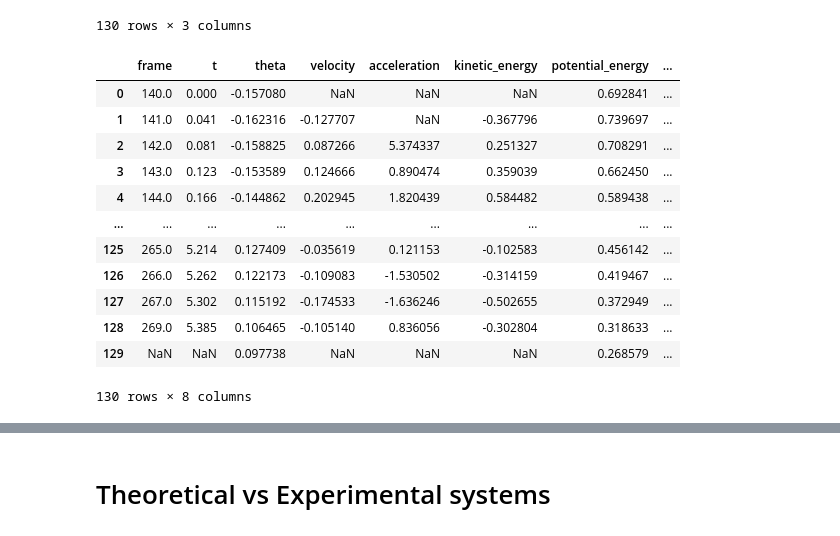
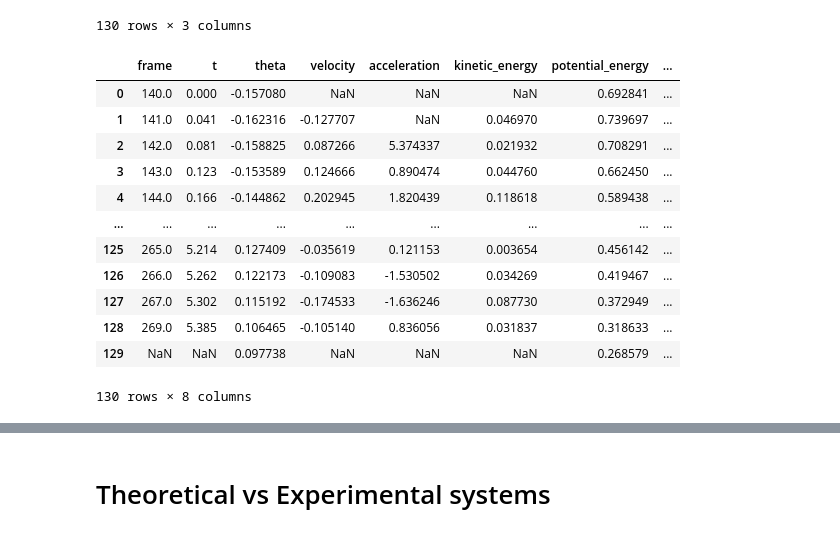
Before and after one commit to SebasGarcia08/simple-harmonic-motion, a Jupyter notebook: harmonic_movement.ipynb, the cells around one changed output, grey strips where cells are left out. Drawn from its saved outputs; the diff is of its cells as text; code cells hidden in the pictures.

```diff
--- a/harmonic_movement.ipynb
+++ b/harmonic_movement.ipynb
@@ -56,32 +56,32 @@ SYS_CONF = dict(
 # %%
 def delta(y: np.ndarray, x: np.ndarray) -> np.ndarray:
     d = []
     for i in range(len(y)):
         if i > 0 and None in [y[i], y[i-1]]:
             d.append(np.nan)
             continue
         d.append((y[i] - y[i-1])/(x[i] - x[i-1]))
     d = np.array(d)
     return d
 
 df['velocity'] = delta(y=df['theta'].values, x=df['t'].values)
 df['acceleration'] = delta(y=df['velocity'].values, x=df['t'].values)
-df['kinetic_energy'] = (1/2) * SYS_CONF['m'] * df['velocity']
+df['kinetic_energy'] = (1/2) * SYS_CONF['m'] * df['velocity']**2
 df['potential_energy'] = SYS_CONF['m'] * SYS_CONF['g'] * SYS_CONF['L'] * (1 - np.cos(df['theta']))
 df['mechanical_energy'] = df['potential_energy'] + df['kinetic_energy']
 df
 # %% [output]
 |  | frame | t | theta | velocity | acceleration | kinetic_energy | potential_energy | ... |
 | 0 | 140.0 | 0.000 | -0.157080 | NaN | NaN | NaN | 0.692841 | ... |
-| 1 | 141.0 | 0.041 | -0.162316 | -0.127707 | NaN | -0.367796 | 0.739697 | ... |
-| 2 | 142.0 | 0.081 | -0.158825 | 0.087266 | 5.374337 | 0.251327 | 0.708291 | ... |
-| 3 | 143.0 | 0.123 | -0.153589 | 0.124666 | 0.890474 | 0.359039 | 0.662450 | ... |
-| 4 | 144.0 | 0.166 | -0.144862 | 0.202945 | 1.820439 | 0.584482 | 0.589438 | ... |
+| 1 | 141.0 | 0.041 | -0.162316 | -0.127707 | NaN | 0.046970 | 0.739697 | ... |
+| 2 | 142.0 | 0.081 | -0.158825 | 0.087266 | 5.374337 | 0.021932 | 0.708291 | ... |
+| 3 | 143.0 | 0.123 | -0.153589 | 0.124666 | 0.890474 | 0.044760 | 0.662450 | ... |
+| 4 | 144.0 | 0.166 | -0.144862 | 0.202945 | 1.820439 | 0.118618 | 0.589438 | ... |
 | ... | ... | ... | ... | ... | ... | ... | ... | ... |
-| 125 | 265.0 | 5.214 | 0.127409 | -0.035619 | 0.121153 | -0.102583 | 0.456142 | ... |
-| 126 | 266.0 | 5.262 | 0.122173 | -0.109083 | -1.530502 | -0.314159 | 0.419467 | ... |
-| 127 | 267.0 | 5.302 | 0.115192 | -0.174533 | -1.636246 | -0.502655 | 0.372949 | ... |
-| 128 | 269.0 | 5.385 | 0.106465 | -0.105140 | 0.836056 | -0.302804 | 0.318633 | ... |
+| 125 | 265.0 | 5.214 | 0.127409 | -0.035619 | 0.121153 | 0.003654 | 0.456142 | ... |
+| 126 | 266.0 | 5.262 | 0.122173 | -0.109083 | -1.530502 | 0.034269 | 0.419467 | ... |
+| 127 | 267.0 | 5.302 | 0.115192 | -0.174533 | -1.636246 | 0.087730 | 0.372949 | ... |
+| 128 | 269.0 | 5.385 | 0.106465 | -0.105140 | 0.836056 | 0.031837 | 0.318633 | ... |
 | 129 | NaN | NaN | 0.097738 | NaN | NaN | NaN | 0.268579 | ... |
 130 rows × 8 columns
 # %%
```
Also changed, not shown: parts of 6 cells of this notebook, 11 other files.
